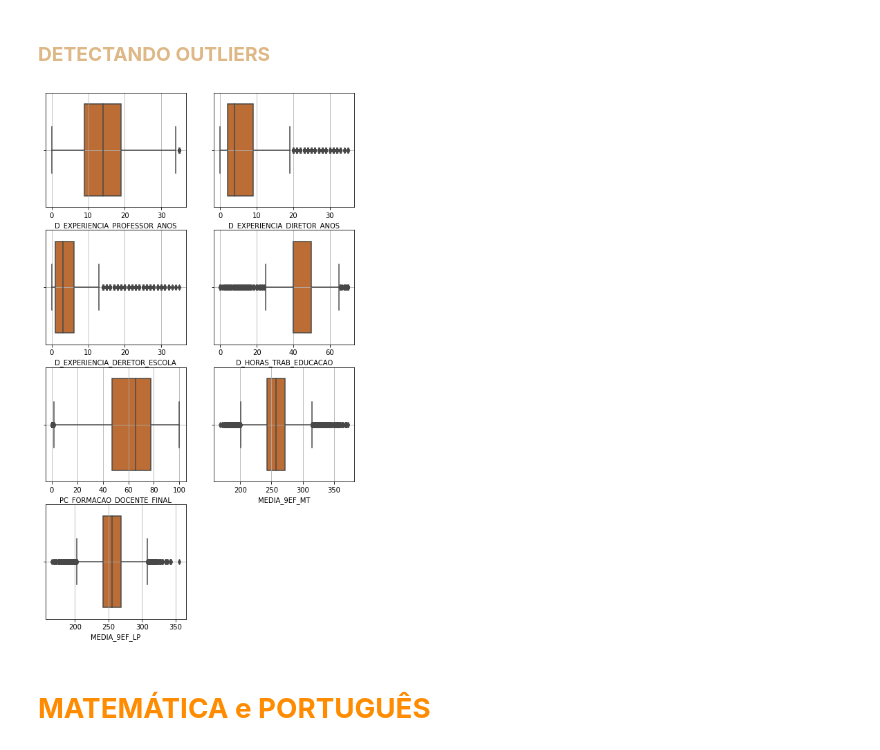
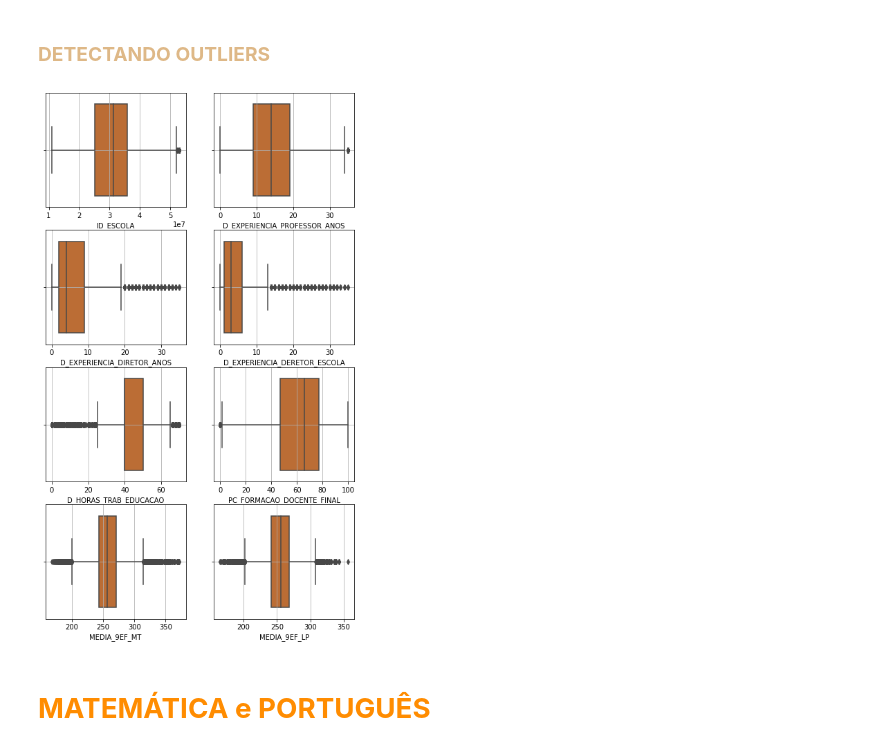
Before and after one commit to freitaasw/Analises_Saeb, a Jupyter notebook: Saeb/Analise9EF.ipynb, the cells around one changed output. Drawn from its saved outputs; the diff is of its cells as text; code cells hidden in the pictures.

```diff
--- a/Saeb/Analise9EF.ipynb
+++ b/Saeb/Analise9EF.ipynb
@@ -113,15 +114,14 @@ diretores = diretores[diretores["IN_PREENCHIMENTO_QUESTIONARIO"] == 1]
 diretores = diretores.loc[:, ["ID_ESCOLA", "TX_RESP_Q002", "TX_RESP_Q004", "TX_RESP_Q006", "TX_RESP_Q009",
                 "TX_RESP_Q041", "TX_RESP_Q042", "TX_RESP_Q043", "TX_RESP_Q044", "TX_RESP_Q045", "TX_RESP_Q047",
                 "TX_RESP_Q057", "TX_RESP_Q118", "TX_RESP_Q131", "TX_RESP_Q136",
-                "TX_RESP_Q146", "TX_RESP_Q224", "TX_RESP_Q225"]]
-
+                "TX_RESP_Q146", "TX_RESP_Q225"]]
 
 diretores.columns = ["ID_ESCOLA", "D_EXPERIENCIA_PROFESSOR_ANOS", "D_EXPERIENCIA_DIRETOR_ANOS",
                     "D_EXPERIENCIA_DERETOR_ESCOLA", "D_HORAS_TRAB_EDUCACAO", "RECURSOS_FINANCEIROS",
                     "PROFESSORES_DISCIPLINAS", "PESSOAL_ADMINISTRATIVO", "APOIO_PEDAGOGICO",
                     "RECURSOS_PEDAGOGICOS", "PROFESSORES_ASSIDUOS", "INTERRUPCOES_CALENDARIO",
                     "CONSELHO_ESCOLAR", "CONSELHO_CLASSE", "PREPARACAO_AVALIACAO_EXTERNA",
-                    "MERENDA", "AVALIACAO_APRENDIZAGEM", "AVALIACAO_LARGAESCALA"
+                    "MERENDA", "PREPARACAO_AVALIACAO_LARGAESCALA"
                     ]
 
 
@@ -207,10 +205,10 @@ professores.shape
 # %%
 professores = professores[professores["IN_PREENCHIMENTO_QUESTIONARIO"] == 1]
 
-professores = professores.loc[:, ["ID_ESCOLA", "TX_RESP_Q002", "TX_RESP_Q003", "TX_RESP_Q110",
+professores = professores.loc[:, ["ID_ESCOLA", "TX_RESP_Q002", "TX_RESP_Q110",
                                    "TX_RESP_Q112", "TX_RESP_Q116", "TX_RESP_Q123", "TX_RESP_Q125"]]
 
-professores.columns = ["ID_ESCOLA", "P_EXPERIENCIA_PROFESSOR_ANOS", "P_EXPERIENCIA_ESCOLA_ANOS",
+professores.columns = ["ID_ESCOLA", "P_EXPERIENCIA_PROFESSOR_ANOS",
                        "P_DEVER_CASA", "P_ATIVIDADES_GRUPO", "P_SITUACOES_APRENDIZAGEM",
                        "P_EXERICICIOS_FIXACAO", "P_MODOS_RESOLVER_PROB"]
 
@@ -274,3 +270,8 @@ dataset.shape
+# %%
+catg = dataset.select_dtypes(include="object").columns.tolist()
+
+for index in catg:
+    dataset[index] = dataset[index].astype("category")
 # %%
 dataset.describe()
 # %% [output]
@@ -288,16 +289,17 @@ dataset.describe()
 # %% [markdown]
 ### <font color='#DEB887'>**DETECTANDO OUTLIERS**</font>
 # %%
-variableNumerics = ['D_EXPERIENCIA_PROFESSOR_ANOS','D_EXPERIENCIA_DIRETOR_ANOS','D_EXPERIENCIA_DERETOR_ESCOLA','D_HORAS_TRAB_EDUCACAO','PC_FORMACAO_DOCENTE_FINAL','MEDIA_9EF_MT','MEDIA_9EF_LP']
+variableNumerics = dataset.select_dtypes(include="number").columns.tolist()
+variableNumeric = variableNumerics[1:]
 
 plt.figure(figsize=(8,14))
 for index, column in enumerate(variableNumerics):
   plt.subplot(4,2, index+1)
   sns.boxplot(x=dataset[column], color="#D2691E")
   plt.grid()
 plt.show()
 # %% [output]
-[figure, old version]
+[figure, new version]
 # %% [markdown]
 # <font color='#FF8C00'>**MATEMÁTICA e PORTUGUÊS**</font>
 # %%
```
Also changed, not shown: parts of 25 cells of this notebook.
